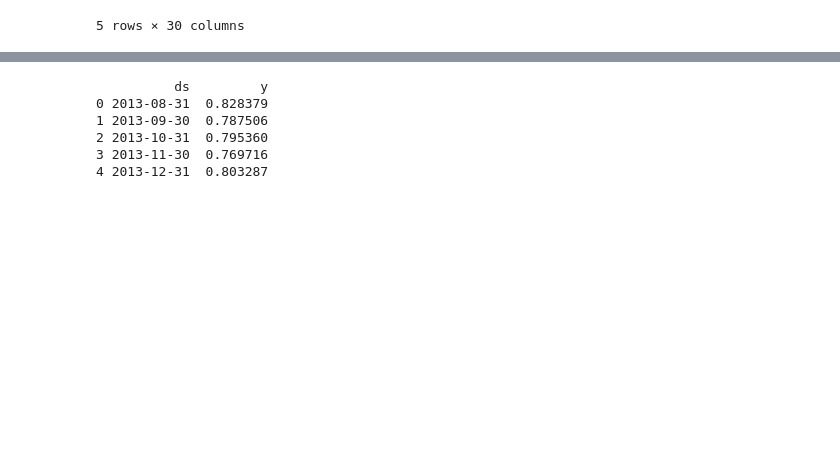
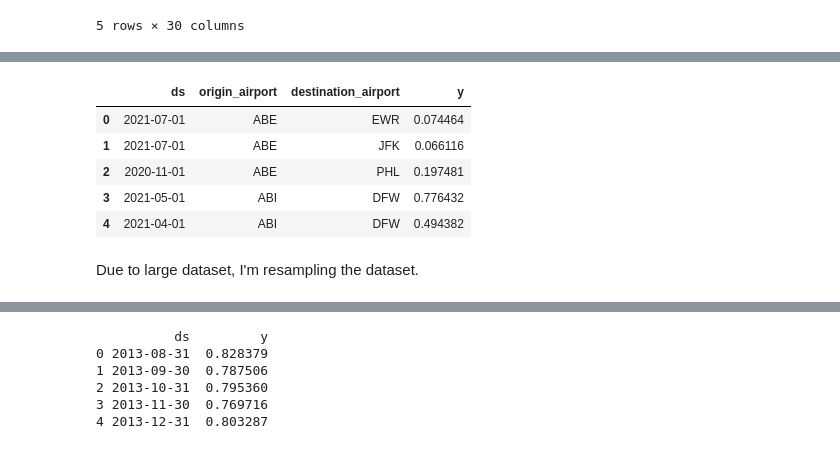
Before and after one commit to carolyntw/customer-behavior-prediction, a Jupyter notebook: notebooks/data_analysis.ipynb, the cells around one changed output, grey strips where cells are left out. Drawn from its saved outputs; the diff is of its cells as text; code cells hidden in the pictures; blank space fills up the shorter version.

```diff
--- a/notebooks/data_analysis.ipynb
+++ b/notebooks/data_analysis.ipynb
@@ -17,20 +17,3 @@ data.head()
 | 3 | 2021 | 5 | ABI | 30136 | ... |
 | 4 | 2021 | 4 | ABI | 30136 | ... |
 5 rows × 30 columns
-# %%
-data['Date'] = pd.to_datetime(data['Carrier Reported Date of Data: Year'].astype(str) + '-' +
-                              data['Carrier Reported Date of Data: Month'].astype(str), format='%Y-%m')
-data.set_index('Date', inplace=True)
-
-# resample data to monthly averages (or another appropriate frequency)
-data_resampled = data['Load_Factor_Calculated'].resample('ME').mean()
-
-# plot the resampled data
-plt.figure(figsize=(10, 6))
-plt.plot(data_resampled.index, data_resampled, label='Load Factor (Monthly Avg)')
-plt.title('Flight Load Factor Over Time')
-plt.xlabel('Date')
-plt.ylabel('Load Factor')
-plt.grid(True)
-plt.legend()
-plt.show()
@@ -47,0 +20,28 @@ plt.show()
+# %%
+data['ds'] = pd.to_datetime(data['Carrier Reported Date of Data: Year'].astype(str) + '-' +
+                                   data['Carrier Reported Date of Data: Month'].astype(str) + '-01')
+
+average_passenger_weight = 200
+
+data['passenger_weight'] = data['Passengers Transported'] * average_passenger_weight
+data['total_payload_transported'] = data['passenger_weight'] + data['Freight Transported'] + data['Mail Transported']
+
+data['total_load_factor'] = data['total_payload_transported'] / data['Available Capacity: Payload Pounds']
+
+data = data[['ds', 'Carrier Reported Origin Airport: Alpha Code', 'Carrier Reported Destination Airport: Alpha Code', 'total_load_factor']]
+
+data = data.rename(columns={
+    'Carrier Reported Origin Airport: Alpha Code': 'origin_airport',
+    'Carrier Reported Destination Airport: Alpha Code': 'destination_airport',
+    'total_load_factor': 'y'
+})
+data.head()
+# %% [output]
+|  | ds | origin_airport | destination_airport | y |
+| 0 | 2021-07-01 | ABE | EWR | 0.074464 |
+| 1 | 2021-07-01 | ABE | JFK | 0.066116 |
+| 2 | 2020-11-01 | ABE | PHL | 0.197481 |
+| 3 | 2021-05-01 | ABI | DFW | 0.776432 |
+| 4 | 2021-04-01 | ABI | DFW | 0.494382 |
+# %% [markdown]
+Due to large dataset, I'm resampling the dataset.
```
Also changed, not shown: parts of 10 cells of this notebook.
